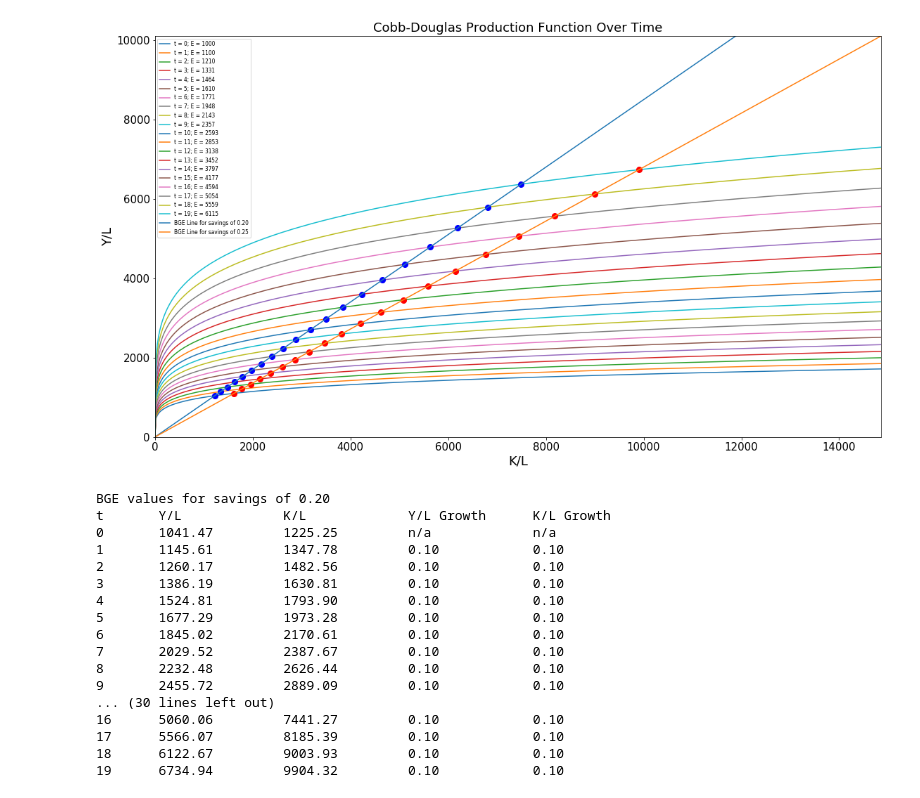
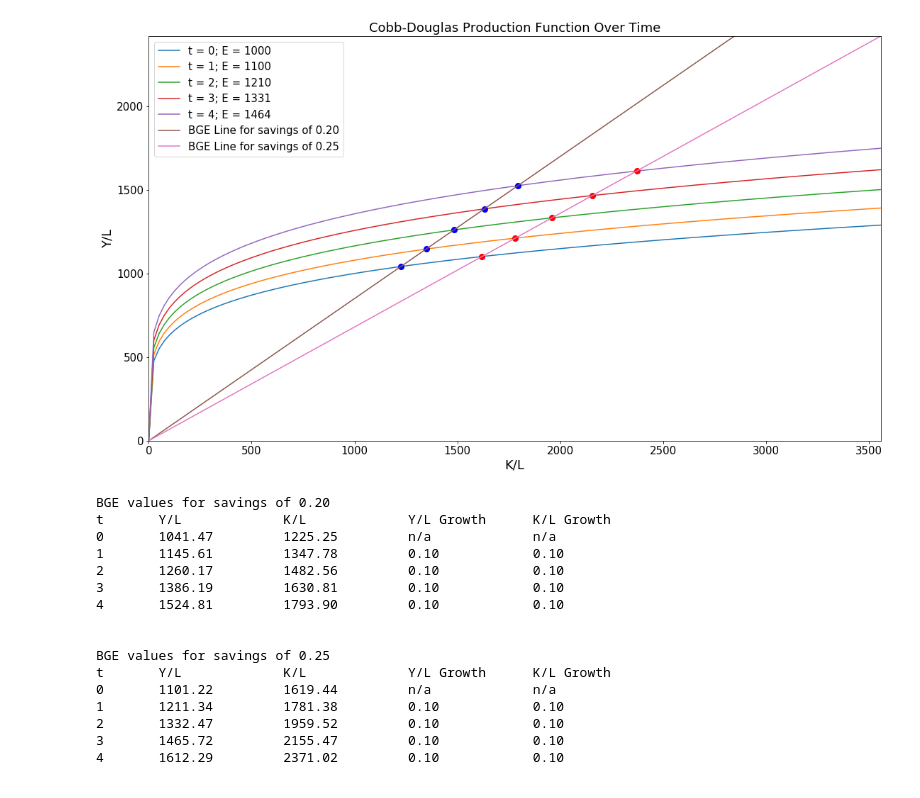
Before and after one commit to henryzxu/econ-100b, a Jupyter notebook: piazza/@81.ipynb, the cells around one changed output. Saved outputs shown, nothing was run; the diff lists cells and outputs as text; code cells hidden in the pictures.

Commit message:
version 2

```diff
--- a/piazza/@81.ipynb
+++ b/piazza/@81.ipynb
@@ -5,10 +8,12 @@ from IPython.display import display
 
 %matplotlib inline
 # %%
+# version 1
+
 k_over_l_values = np.arange(0, 20000, 25)
 # number from lecture 2/13
 e = 1000
-g = .10 # exaggerated for visual effect (according to a 2015 BLS report, growth is at around 0.011)
+g = .1 # exaggerated for visual effect (according to a 2015 BLS report, growth is at around 0.011)
 n = 0.02
 savings = 0.2
 savings_2 = 0.25
@@ -16,12 +21,13 @@ depreciation = 0.05
 alpha = .2 # please keep alpha at most .9, graph breaks down at values above
 y_over_k = (depreciation + g + n) / savings
 y_over_k_2 = (depreciation + g + n) / savings_2
-time_periods = 20
+time_periods = 5
 
 bge_vals = []
 bge_vals_2 = []
 
-if alpha > .6:
+
+if alpha > .6 or savings > 0.4 or savings_2 > 0.4 or g > .15:
     k_over_l_values = np.arange(0, 500000, 1000)
 for i in range(time_periods):
     # graph the production function
@@ -40,36 +46,36 @@ for i in range(time_periods):
     e = e * (1 + g)
 plt.plot(k_over_l_values, k_over_l_values * y_over_k, label = "BGE Line for savings of %.2f" % savings)
 plt.plot(k_over_l_values, k_over_l_values * y_over_k_2, label = "BGE Line for savings of %.2f" % savings_2)
-plt.legend(prop={'size': 15/(time_periods//8)})
+plt.legend(prop={'size': 15/(time_periods//8 if time_periods > 8 else 1)})
 plt.xlabel('K/L', fontsize=18)
 plt.ylabel('Y/L', fontsize=18)
 plt.title('Cobb-Douglas Production Function Over Time', fontsize=18)
 plt.tick_params(axis='both', which='major', labelsize=15)
 plt.tick_params(axis='both', which='minor', labelsize=15)
 plt.axis([0, max(bge_vals + bge_vals_2, key=lambda x: x[1])[1] * 1.5,
           0, max(bge_vals + bge_vals_2, key=lambda x: x[0])[0] * 1.5])
 fig = plt.gcf()
 fig.set_size_inches(18.5, 10.5)
 plt.show(fig)
 fig.savefig('prod_func.png', dpi=100)
 
 
 def print_growth_rates(title, data):
     print(title)
     print("{}\t{}\t\t{}\t\t{}\t{}".format("t", "Y/L", "K/L", "Y/L Growth",
                                       "K/L Growth"))
     for i in range(len(data)):
         if i > 0:
             print("{}\t{:.2f}\t\t{:.2f}\t\t{:.2f}\t\t{:.2f}".format(i, data[i][0], data[i][1], (data[i][0] - data[i-1][0]) / data[i-1][0],
                                          (data[i][1] - data[i-1][1]) / data[i-1][1]))
         else:
             print("{}\t{:.2f}\t\t{:.2f}\t\t{}\t\t{}".format(i, data[i][0], data[i][1], "n/a", "n/a"))
 
 print_growth_rates("BGE values for savings of %.2f" % savings, bge_vals)
 print("\n")
 print_growth_rates("BGE values for savings of %.2f" % savings_2, bge_vals_2)
 # %% [output]
-[figure, old version]
+[figure, new version]
 BGE values for savings of 0.20
 t       Y/L             K/L             Y/L Growth      K/L Growth
 0       1041.47         1225.25         n/a             n/a
@@ -77,13 +83,12 @@ t       Y/L             K/L             Y/L Growth      K/L Growth
 2       1260.17         1482.56         0.10            0.10
 3       1386.19         1630.81         0.10            0.10
 4       1524.81         1793.90         0.10            0.10
-5       1677.29         1973.28         0.10            0.10
-6       1845.02         2170.61         0.10            0.10
-7       2029.52         2387.67         0.10            0.10
-8       2232.48         2626.44         0.10            0.10
-9       2455.72         2889.09         0.10            0.10
-... (30 lines left out)
-16      5060.06         7441.27         0.10            0.10
-17      5566.07         8185.39         0.10            0.10
-18      6122.67         9003.93         0.10            0.10
-19      6734.94         9904.32         0.10            0.10
+
+
+BGE values for savings of 0.25
+t       Y/L             K/L             Y/L Growth      K/L Growth
+0       1101.22         1619.44         n/a             n/a
+1       1211.34         1781.38         0.10            0.10
+2       1332.47         1959.52         0.10            0.10
+3       1465.72         2155.47         0.10            0.10
+4       1612.29         2371.02         0.10            0.10
```
Also changed, not shown: parts of 3 cells of this notebook.
